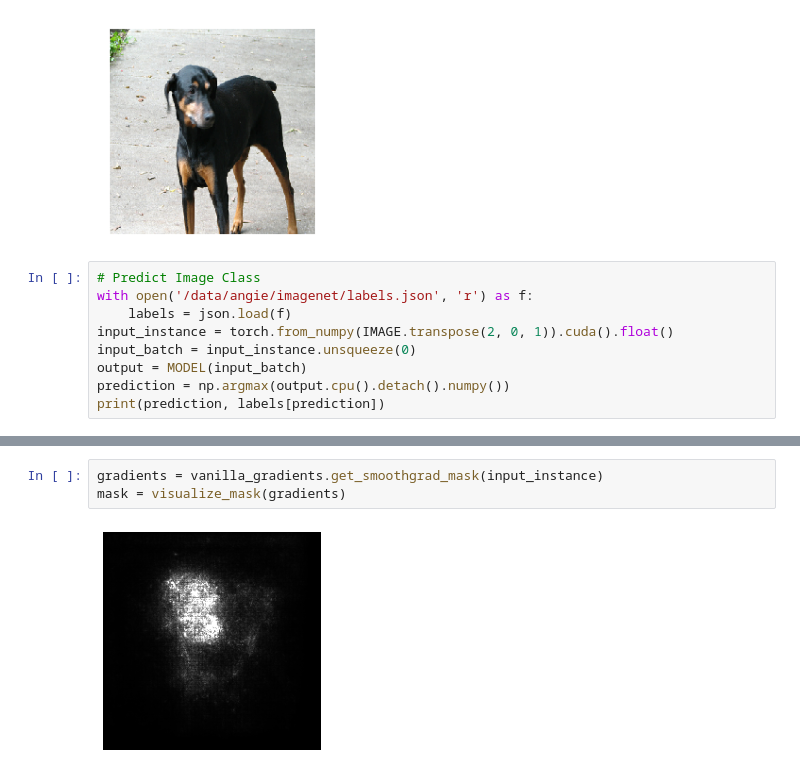
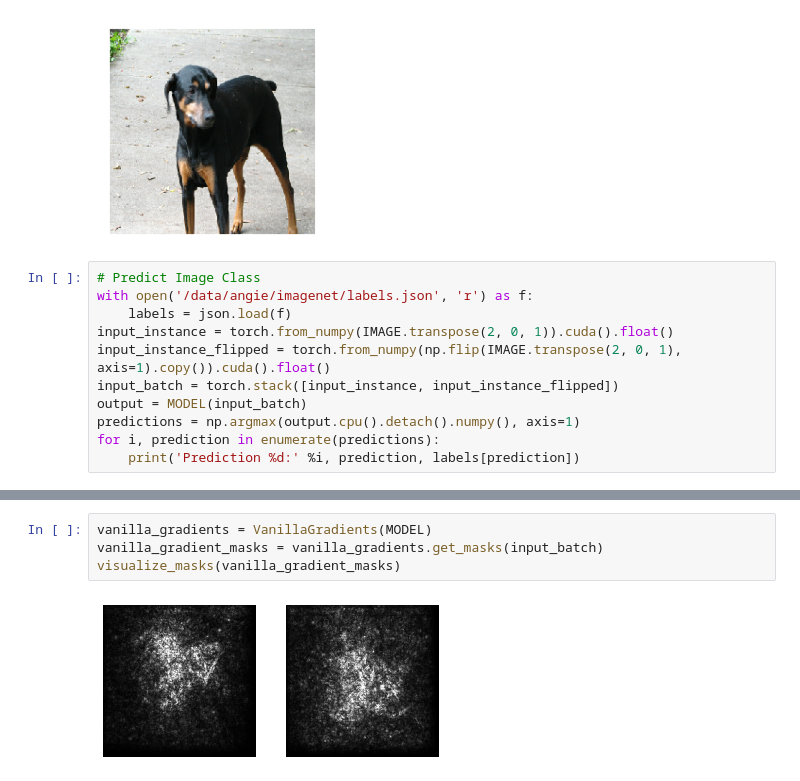
Before and after one commit to aboggust/interpretability-methods, a Jupyter notebook: interpretability_examples.ipynb, the cells around one changed output, grey strips where cells are left out. Cells and saved outputs as stored; diff of their text form.

Commit message:
Interpretability methods run on batched inputs.

```diff
--- a/interpretability_examples.ipynb
+++ b/interpretability_examples.ipynb
@@ -45,8 +45,10 @@ show_image(IMAGE)
 with open('/data/angie/imagenet/labels.json', 'r') as f:
     labels = json.load(f)
 input_instance = torch.from_numpy(IMAGE.transpose(2, 0, 1)).cuda().float()
-input_batch = input_instance.unsqueeze(0)
+input_instance_flipped = torch.from_numpy(np.flip(IMAGE.transpose(2, 0, 1), axis=1).copy()).cuda().float()
+input_batch = torch.stack([input_instance, input_instance_flipped])
 output = MODEL(input_batch)
-prediction = np.argmax(output.cpu().detach().numpy())
-print(prediction, labels[prediction])
+predictions = np.argmax(output.cpu().detach().numpy(), axis=1)
+for i, prediction in enumerate(predictions):
+    print('Prediction %d:' %i, prediction, labels[prediction])
 # %% [output]
@@ -62,5 +59,6 @@ mask = visualize_mask(gradients)
-# %%
-gradients = vanilla_gradients.get_smoothgrad_mask(input_instance)
-mask = visualize_mask(gradients)
-# %% [output]
-[figure, removed]
+# %%
+vanilla_gradients = VanillaGradients(MODEL)
+vanilla_gradient_masks = vanilla_gradients.get_masks(input_batch)
+visualize_masks(vanilla_gradient_masks)
+# %% [output]
+[figure, added]
```
Also changed, not shown: parts of 5 cells of this notebook, 4 other files.
